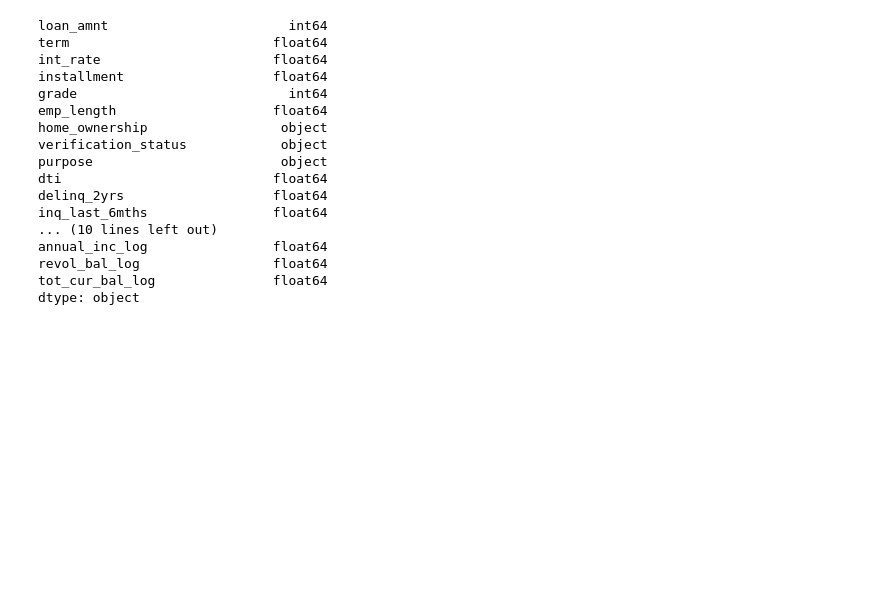
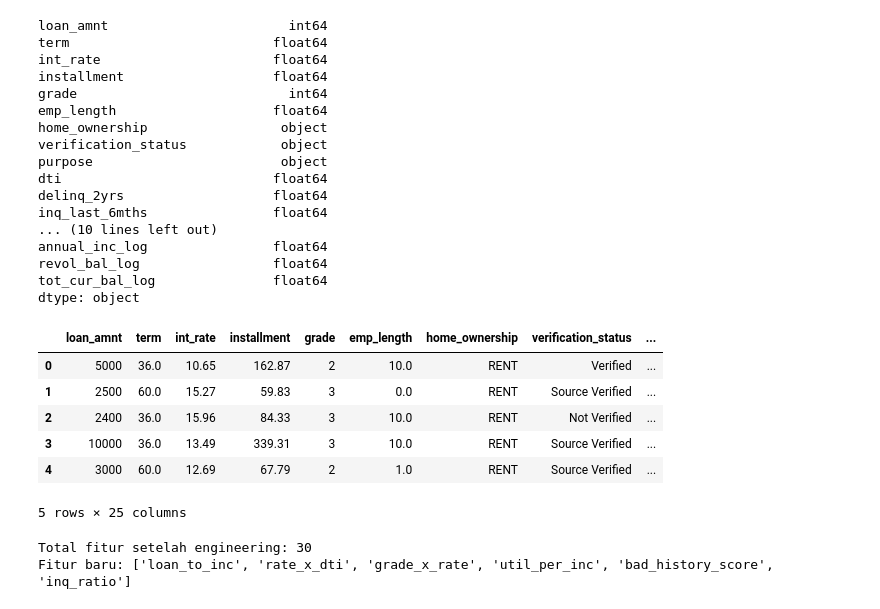
Before and after one commit to rfaoktvian/FinalProjectIDXPartners, a Jupyter notebook: finalcreditrisk.ipynb, the cells around one changed output. Saved outputs shown, nothing was run; the diff lists cells and outputs as text; code cells hidden in the pictures; blank space fills up the shorter version.

```diff
--- a/finalcreditrisk.ipynb
+++ b/finalcreditrisk.ipynb
@@ -462,3 +462,33 @@ annual_inc_log                float64
 revol_bal_log                 float64
 tot_cur_bal_log               float64
 dtype: object
+# %%
+df_model.head()
+# %% [output]
+|  | loan_amnt | term | int_rate | installment | grade | emp_length | home_ownership | verification_status | ... |
+| 0 | 5000 | 36.0 | 10.65 | 162.87 | 2 | 10.0 | RENT | Verified | ... |
+| 1 | 2500 | 60.0 | 15.27 | 59.83 | 3 | 0.0 | RENT | Source Verified | ... |
+| 2 | 2400 | 36.0 | 15.96 | 84.33 | 3 | 10.0 | RENT | Not Verified | ... |
+| 3 | 10000 | 36.0 | 13.49 | 339.31 | 3 | 10.0 | RENT | Source Verified | ... |
+| 4 | 3000 | 60.0 | 12.69 | 67.79 | 2 | 1.0 | RENT | Source Verified | ... |
+5 rows × 25 columns
+# %%
+# Rasio cicilan terhadap pendapatan (kemampuan bayar)
+df_model['loan_to_inc']        = df_model['loan_amnt'] / (np.expm1(df_model['annual_inc_log']) + 1)
+# Tekanan finansial gabungan
+df_model['rate_x_dti']         = df_model['int_rate'] * df_model['dti']
+# Beban bunga terhadap grade
+df_model['grade_x_rate'] = df_model['grade'] * df_model['int_rate']
+# Utilisasi kartu kredit vs pendapatan
+df_model['util_per_inc']       = df_model['revol_util'] / (df_model['annual_inc_log'] + 1)
+# Riwayat buruk keseluruhan
+df_model['bad_history_score']  = df_model['delinq_2yrs'] + df_model['pub_rec'] + df_model['acc_now_delinq']
+# Enquiry baru (sinyal butuh uang)
+df_model['inq_ratio']          = df_model['inq_last_6mths'] / (df_model['total_acc'] + 1)
+
+print(f'Total fitur setelah engineering: {df_model.shape[1] - 1}')
+print('Fitur baru:', ['loan_to_inc', 'rate_x_dti', 'grade_x_rate',
+                      'util_per_inc', 'bad_history_score', 'inq_ratio'])
+# %% [output]
+Total fitur setelah engineering: 30
+Fitur baru: ['loan_to_inc', 'rate_x_dti', 'grade_x_rate', 'util_per_inc', 'bad_history_score', 'inq_ratio']
```
Also changed, not shown: parts of 10 cells of this notebook.
